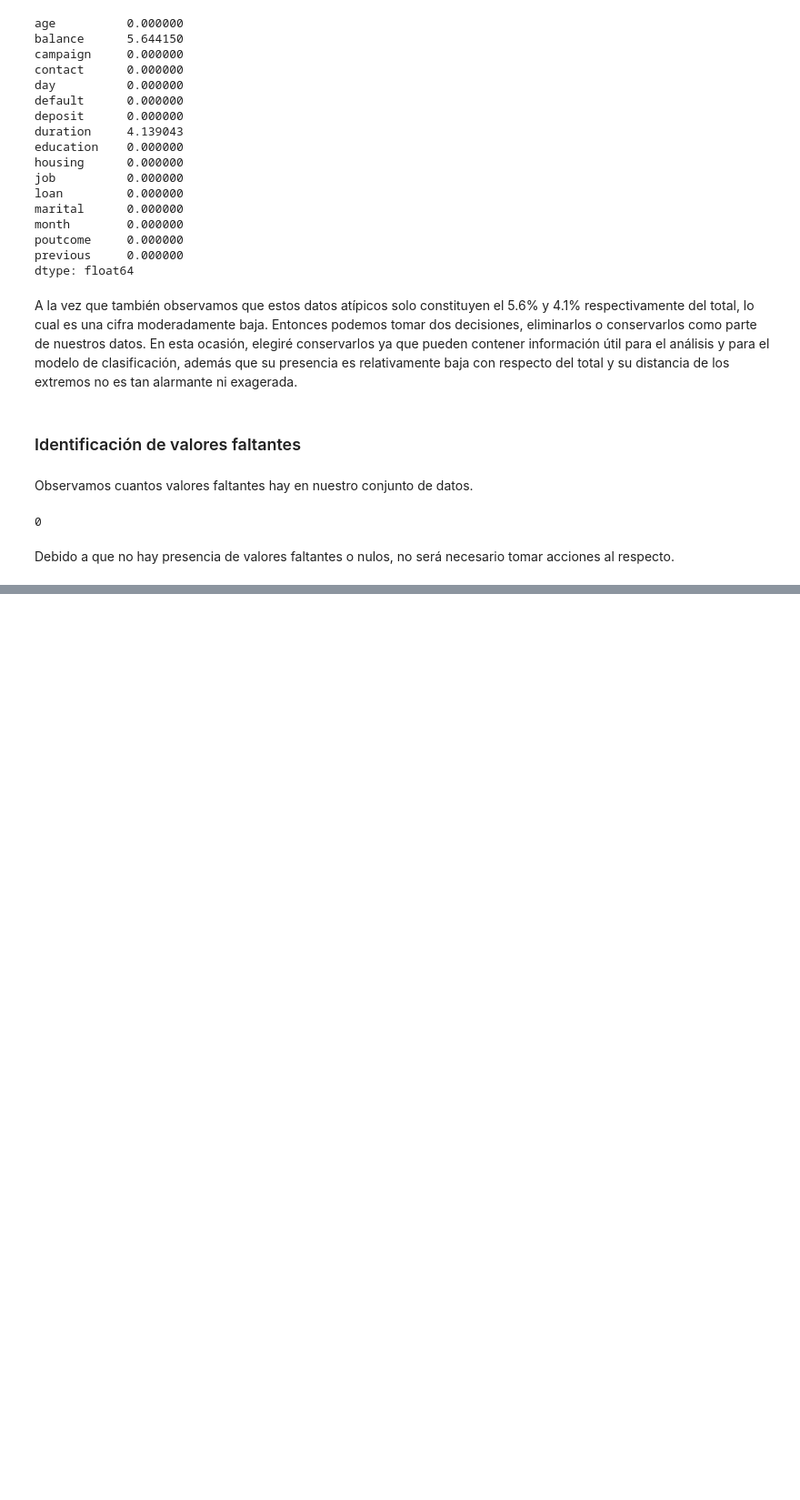
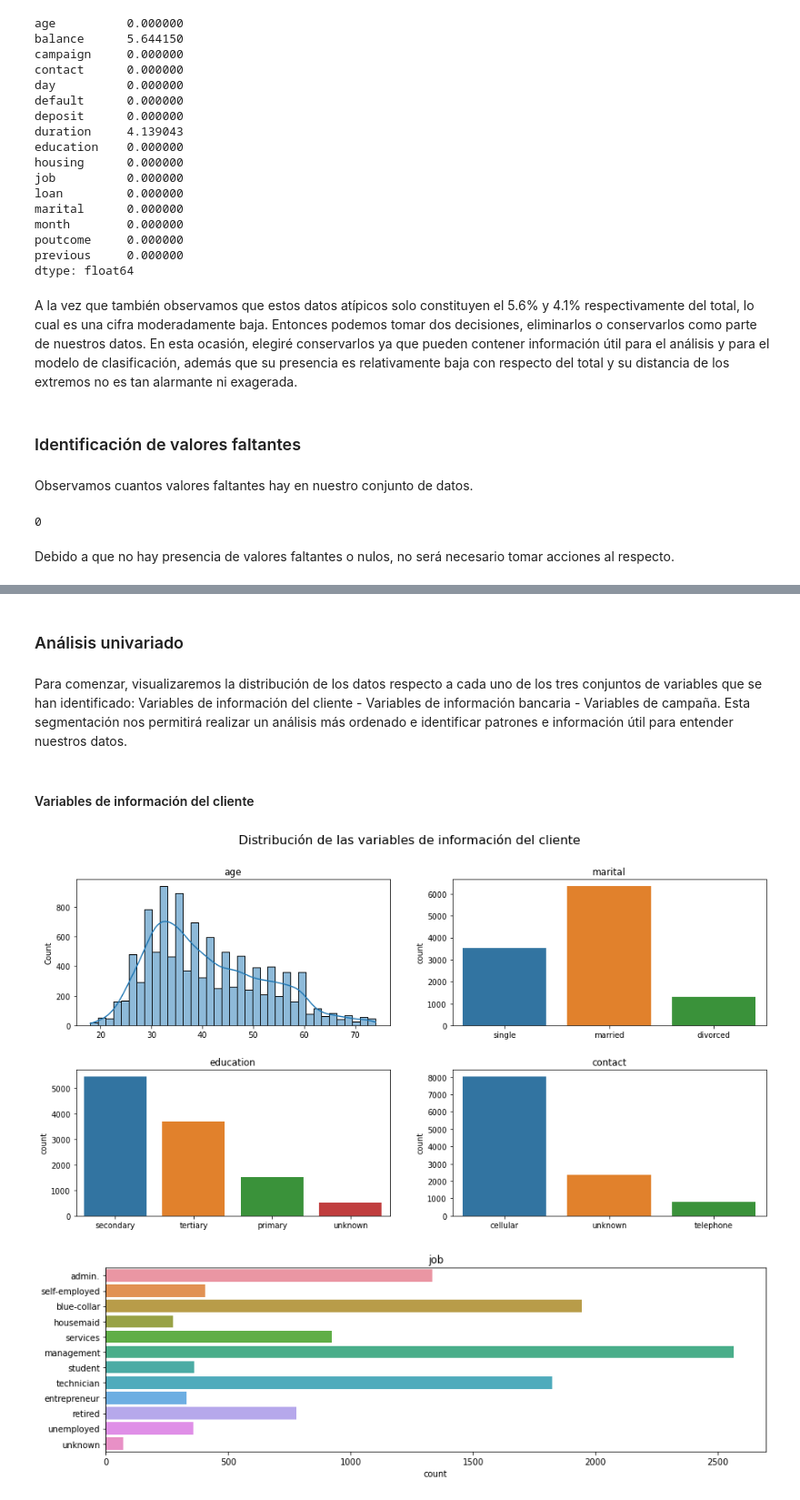
Before and after one commit to silvestref/Bank_Marketing, a Jupyter notebook: Jupyter_Bank_Marketing.ipynb, the cells around one changed output, grey strips where cells are left out. Shown: that part at 91% size. Cells and saved outputs as stored; diff of their text form; code cells hidden in the pictures; blank space fills up the shorter version.

```diff
--- a/Jupyter_Bank_Marketing.ipynb
+++ b/Jupyter_Bank_Marketing.ipynb
@@ -409,0 +430,32 @@ Debido a que no hay presencia de valores faltantes o nulos, no será necesario t
+# %% [markdown]
+### Análisis univariado
+# %% [markdown]
+Para comenzar, visualizaremos la distribución de los datos respecto a cada uno de los tres conjuntos de variables que se han identificado: Variables de información del cliente - Variables de información bancaria - Variables de campaña. Esta segmentación nos permitirá realizar un análisis más ordenado e identificar patrones e información útil para entender nuestros datos.
+# %% [markdown]
+#### Variables de información del cliente
+# %%
+fig, ax = plt.subplots(2, 2, figsize=(16, 8))
+plt.subplots_adjust(wspace=0.2, hspace=0.3)
+sns.histplot(data=data2, x="age", kde=True, ax=ax[0,0])
+ax[0,0].set_title("age")
+ax[0,0].set_xlabel("")
+sns.countplot(data=data2, x="marital", ax=ax[0,1])
+ax[0,1].set_title("marital")
+ax[0,1].set_xlabel("")
+sns.countplot(data=data2, x="education", ax=ax[1,0])
+ax[1,0].set_title("education")
+ax[1,0].set_xlabel("")
+sns.countplot(data=data2, x="contact", ax=ax[1,1])
+ax[1,1].set_title("contact")
+ax[1,1].set_xlabel("")
+fig.suptitle("Distribución de las variables de información del cliente", fontsize=16)
+plt.show()
+
+fig, ax = plt.subplots(1, 1, figsize=(14, 4))
+sns.countplot(data=data2, y="job")
+ax.set_title("job")
+ax.set_ylabel("")
+plt.show()
+# %% [output]
+[figure, added]
+[figure, added]
```
Also changed, not shown: parts of 110 cells of this notebook.
